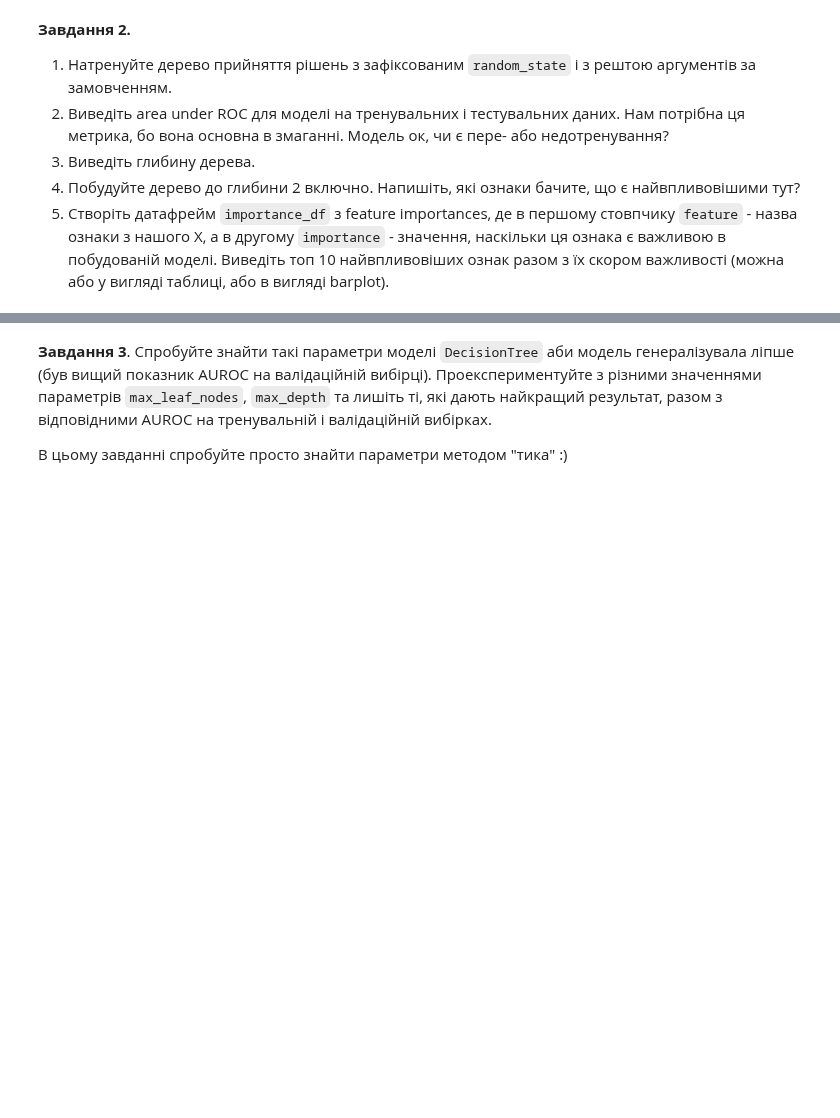
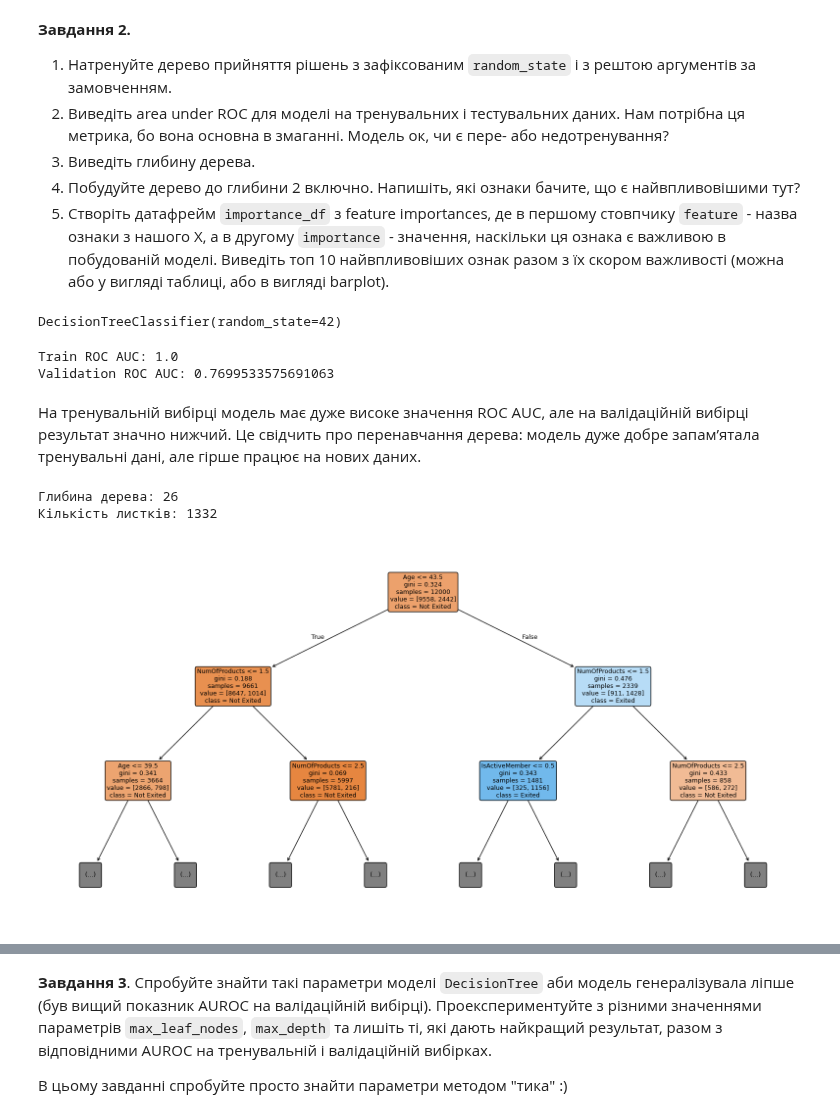
Before and after one commit to inna1999-pl/python_for_ds_tasks, a Jupyter notebook: Machine learning. New course/Kaggle competition 1 (Bank Customer Churn Prediction (DLU Course c.5))/HW_2_3_Дерева_прийняття_рішень.ipynb, the cells around one changed output, grey strips where cells are left out. Drawn from its saved outputs; the diff is of its cells as text; code cells hidden in the pictures; blank space fills up the shorter version.

```diff
--- a/Machine learning. New course/Kaggle competition 1 (Bank Customer Churn Prediction (DLU Course c.5))/HW_2_3_Дерева_прийняття_рішень.ipynb
+++ b/Machine learning. New course/Kaggle competition 1 (Bank Customer Churn Prediction (DLU Course c.5))/HW_2_3_Дерева_прийняття_рішень.ipynb
@@ -43,0 +70,11 @@
+# %%
+tree_model = DecisionTreeClassifier(
+    random_state=42
+)
+
+tree_model.fit(
+    X_train,
+    train_targets
+)
+# %% [output]
+DecisionTreeClassifier(random_state=42)
@@ -43,0 +84,42 @@
+# %%
+train_auc = roc_auc_score(
+    train_targets,
+    train_probs
+)
+
+val_auc = roc_auc_score(
+    val_targets,
+    val_probs
+)
+
+print('Train ROC AUC:', train_auc)
+print('Validation ROC AUC:', val_auc)
+# %% [output]
+Train ROC AUC: 1.0
+Validation ROC AUC: 0.7699533575691063
+# %% [markdown]
+На тренувальній вибірці модель має дуже високе значення ROC AUC, але на валідаційній вибірці результат значно нижчий. Це свідчить про перенавчання дерева: модель дуже добре запам’ятала тренувальні дані, але гірше працює на нових даних.
+# %%
+tree_depth = tree_model.get_depth()
+
+print('Глибина дерева:', tree_depth)
+print('Кількість листків:', tree_model.get_n_leaves())
+# %% [output]
+Глибина дерева: 26
+Кількість листків: 1332
+# %%
+plt.figure(figsize=(20, 10))
+
+plot_tree(
+    tree_model,
+    feature_names=X_train.columns,
+    class_names=['Not Exited', 'Exited'],
+    filled=True,
+    rounded=True,
+    max_depth=2,
+    fontsize=9
+)
+
+plt.show()
+# %% [output]
+[figure, added]
```
Also changed, not shown: parts of 21 cells of this notebook.
